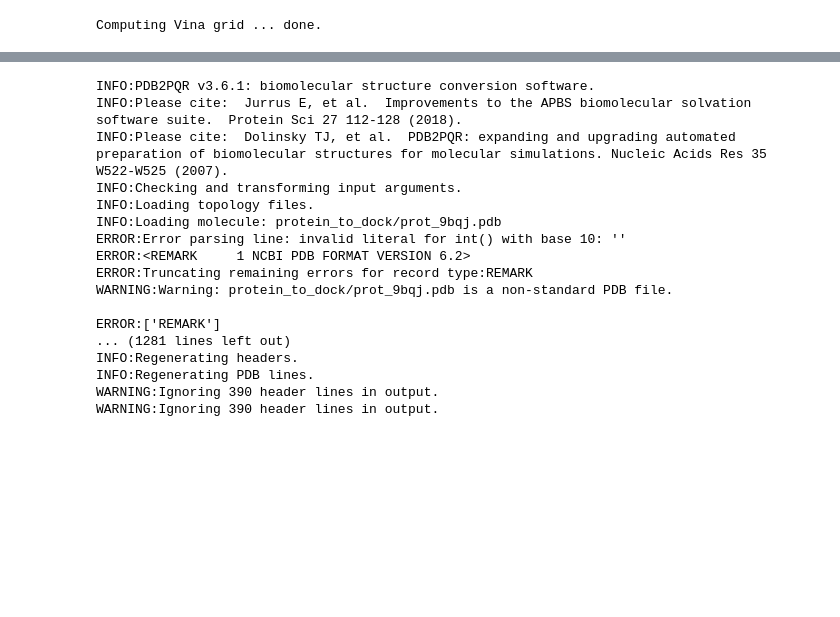
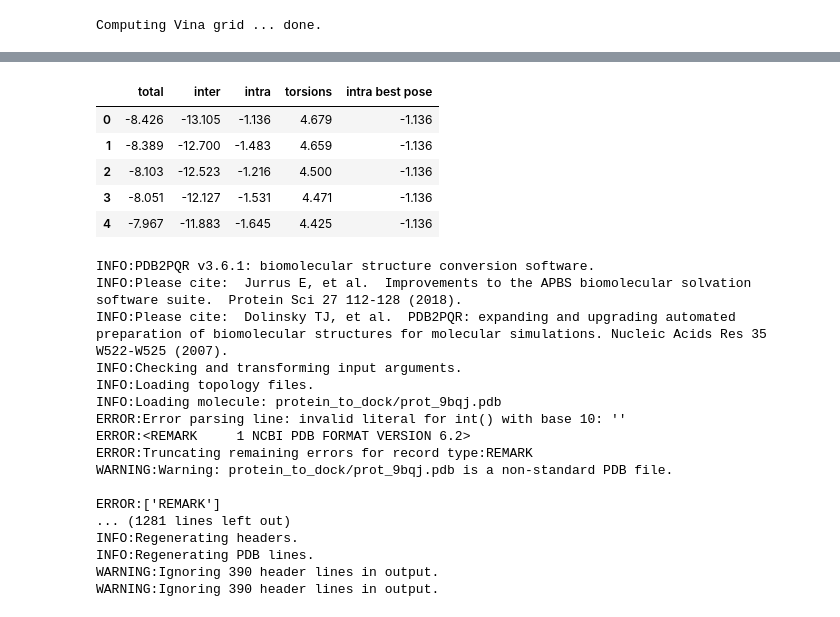
Before and after one commit to forensChemister/Docking, a Jupyter notebook: Docking_fent.ipynb, the cells around one changed output, grey strips where cells are left out. Saved outputs shown, nothing was run; the diff lists cells and outputs as text; code cells hidden in the pictures; blank space fills up the shorter version.

```diff
--- a/Docking_fent.ipynb
+++ b/Docking_fent.ipynb
@@ -209,0 +259,16 @@ WARNING: At low exhaustiveness, it may be impossible to utilize all CPUs.
+# %%
+import pandas as pd
+
+
+# These are the columns for the types of energies according to AutoDock Vina docs.
+column_names = ["total", "inter", "intra", "torsions", "intra best pose"]
+
+df = pd.DataFrame(v.energies(), columns=column_names)
+df.head()
+# %% [output]
+|  | total | inter | intra | torsions | intra best pose |
+| 0 | -8.426 | -13.105 | -1.136 | 4.679 | -1.136 |
+| 1 | -8.389 | -12.700 | -1.483 | 4.659 | -1.136 |
+| 2 | -8.103 | -12.523 | -1.216 | 4.500 | -1.136 |
+| 3 | -8.051 | -12.127 | -1.531 | 4.471 | -1.136 |
+| 4 | -7.967 | -11.883 | -1.645 | 4.425 | -1.136 |
```
Also changed, not shown: parts of 24 cells of this notebook, 14 other files.
